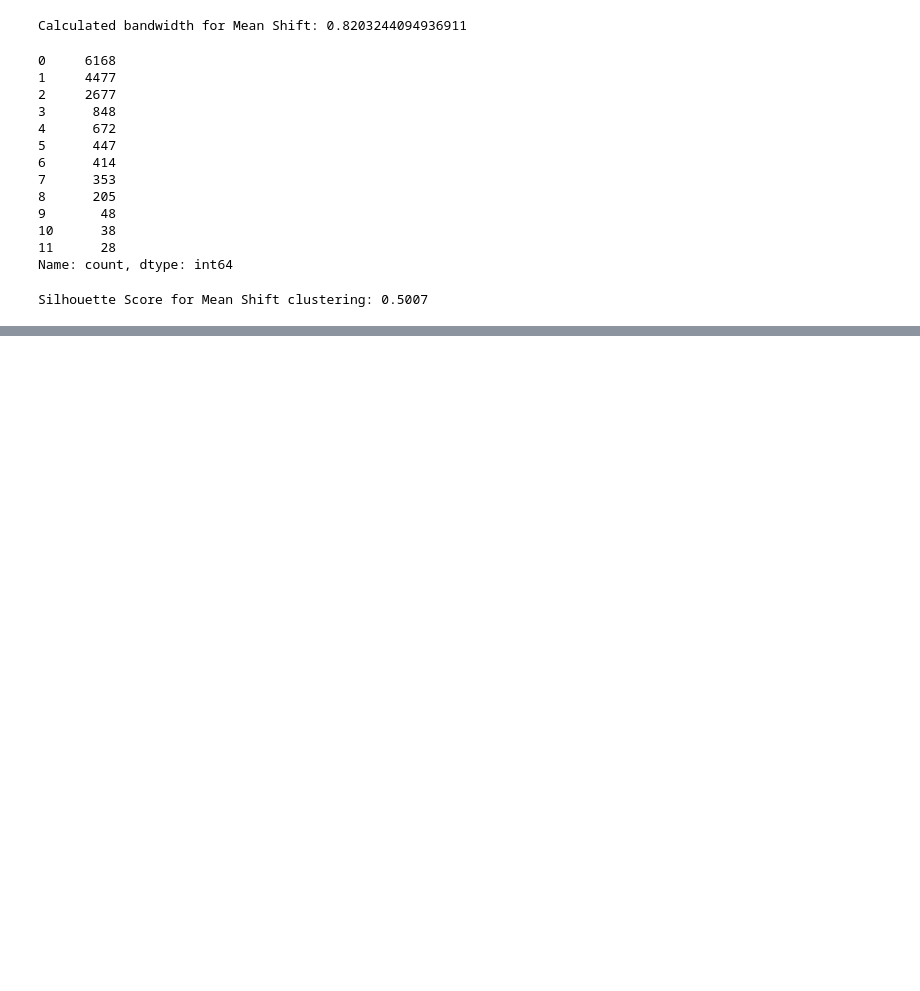
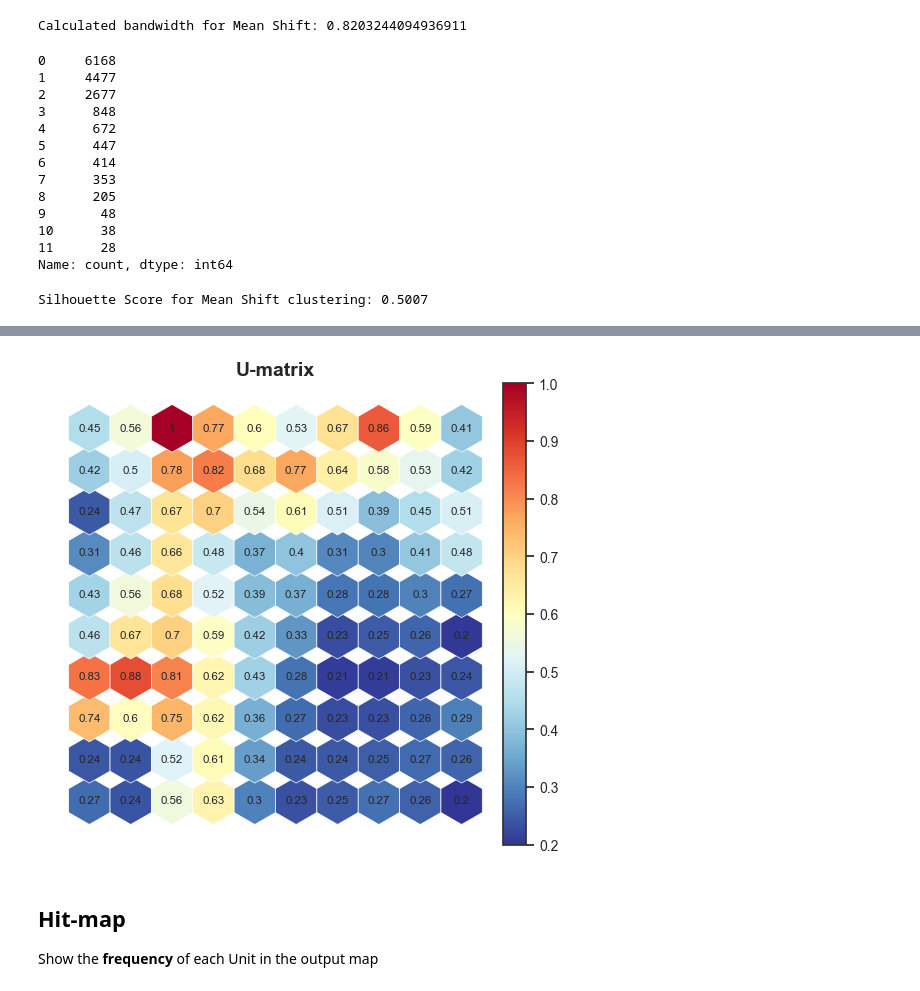
Before and after one commit to Mehmet1700/DataMining2025, a Jupyter notebook: notebooks_deliverable2/01_Clustering_Value_Based.ipynb, the cells around one changed output, grey strips where cells are left out. Cells and saved outputs as stored; diff of their text form; code cells hidden in the pictures; blank space fills up the shorter version.

Commit message:
Fixed some issues with preprocessing in notebook 00 and added Self organizing maps to notebook 01

```diff
--- a/notebooks_deliverable2/01_Clustering_Value_Based.ipynb
+++ b/notebooks_deliverable2/01_Clustering_Value_Based.ipynb
@@ -874,0 +889,14 @@ Silhouette Score for Mean Shift clustering: 0.5007
+# %%
+# Self-Organizing Maps
+import numpy as np
+from minisom import MiniSom
+
+sm = MiniSom(
+    x=10,            # Grid width
+    y=10,            # Grid height
+    input_len=len(df_som.columns),  # Number of features
+    sigma=2.0,                           # Neighborhood radius
+    learning_rate=0.5,                   # Learning rate
+    neighborhood_function='gaussian',     # Gaussian weighting
+    random_seed=42                        # For reproducibility
+)
@@ -874,0 +1088,5 @@ Silhouette Score for Mean Shift clustering: 0.5007
+# %%
+umatrix = sm.distance_map(scaling='mean')
+
+## Flip and rotate to match plot
+print(np.flip(np.round(umatrix,2), axis=1).T)
@@ -874,0 +1104,18 @@ Silhouette Score for Mean Shift clustering: 0.5007
+# %%
+fig = plt.figure(figsize=(9,6))
+
+colornorm = mpl_colors.Normalize(vmin=np.min(umatrix), vmax=np.max(umatrix))
+
+fig = plot_hexagons(sm, fig,
+                    colornorm,
+                    umatrix,
+                    label="U-matrix",
+                    cmap=cm.RdYlBu_r,
+                    annot=True
+                    )
+# %% [output]
+[figure, added]
+# %% [markdown]
+## Hit-map
+
+Show the **frequency** of each Unit in the output map
```
Also changed, not shown: parts of 38 cells of this notebook, 3 other files.
